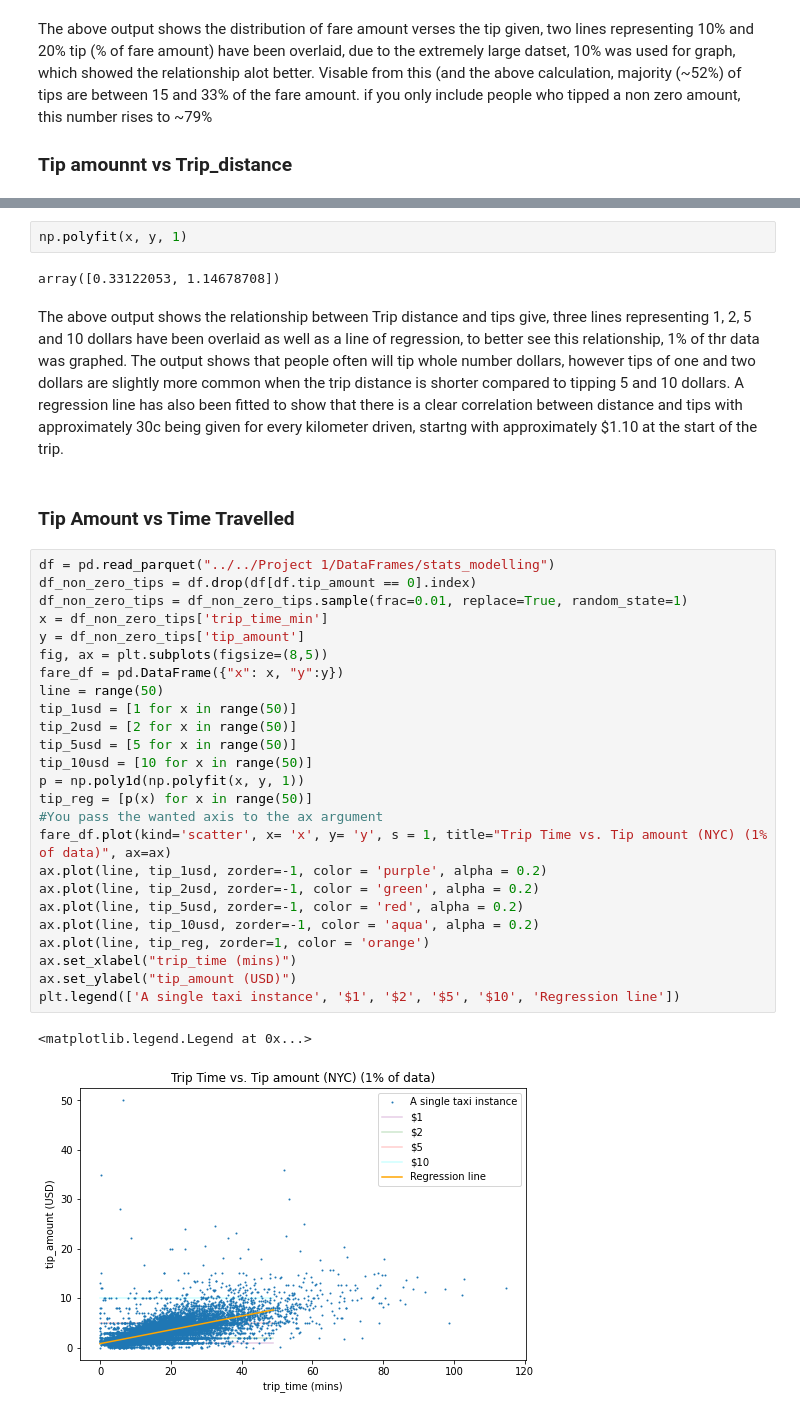
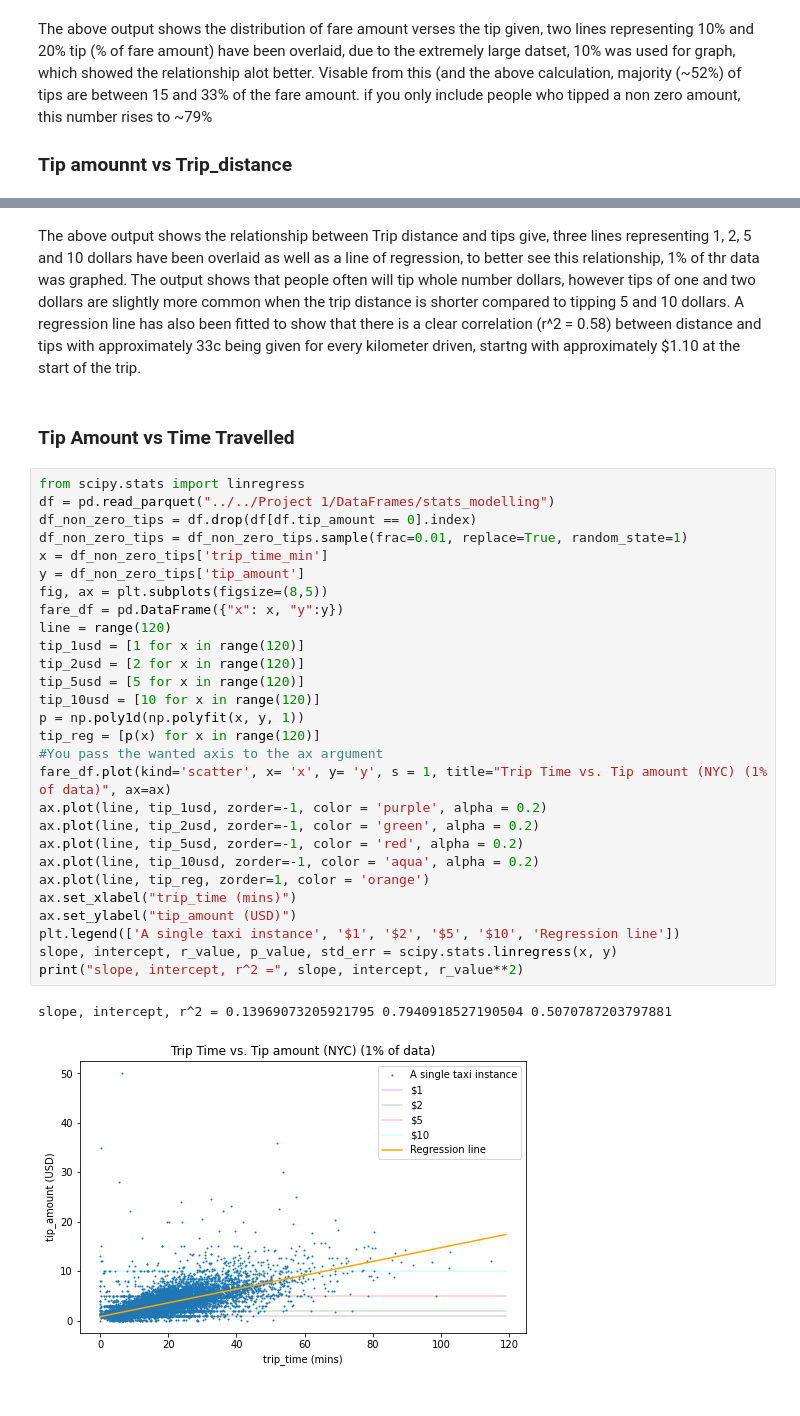
Before and after one commit to MAST30034-Applied-Data-Science/mast30034-project-1-JMelleuish, a Jupyter notebook: notebooks/Analysis.ipynb, the cells around one changed output, grey strips where cells are left out. Drawn from its saved outputs; the diff is of its cells as text.

```diff
--- a/notebooks/Analysis.ipynb
+++ b/notebooks/Analysis.ipynb
@@ -228,37 +248,36 @@ plt.legend(['A single taxi instance', '$1', '$2', '$5', '$10', 'Regression line'
 [figure]
-# %%
-np.polyfit(x, y, 1)
-# %% [output]
-array([0.33122053, 1.14678708])
 # %% [markdown]
-The above output shows the relationship between Trip distance and tips give, three lines representing 1, 2, 5 and 10 dollars have been overlaid as well as a line of regression, to better see this relationship, 1% of thr data was graphed. The output shows that people often will tip whole number dollars, however tips of one and two dollars are slightly more common when the trip distance is shorter compared to tipping 5 and 10 dollars. A regression line has also been fitted to show that there is a clear correlation between distance and tips with approximately 30c being given for every kilometer driven, startng with approximately $1.10 at the start of the trip.
+The above output shows the relationship between Trip distance and tips give, three lines representing 1, 2, 5 and 10 dollars have been overlaid as well as a line of regression, to better see this relationship, 1% of thr data was graphed. The output shows that people often will tip whole number dollars, however tips of one and two dollars are slightly more common when the trip distance is shorter compared to tipping 5 and 10 dollars. A regression line has also been fitted to show that there is a clear correlation (r^2 = 0.58) between distance and tips with approximately 33c being given for every kilometer driven, startng with approximately $1.10 at the start of the trip.
 # %% [markdown]
 ### Tip Amount vs Time Travelled
 # %%
+from scipy.stats import linregress
 df = pd.read_parquet("../../Project 1/DataFrames/stats_modelling")
 df_non_zero_tips = df.drop(df[df.tip_amount == 0].index)
 df_non_zero_tips = df_non_zero_tips.sample(frac=0.01, replace=True, random_state=1)
 x = df_non_zero_tips['trip_time_min']
 y = df_non_zero_tips['tip_amount']
 fig, ax = plt.subplots(figsize=(8,5))
 fare_df = pd.DataFrame({"x": x, "y":y})
-line = range(50)
-tip_1usd = [1 for x in range(50)]
-tip_2usd = [2 for x in range(50)]
-tip_5usd = [5 for x in range(50)]
-tip_10usd = [10 for x in range(50)]
+line = range(120)
+tip_1usd = [1 for x in range(120)]
+tip_2usd = [2 for x in range(120)]
+tip_5usd = [5 for x in range(120)]
+tip_10usd = [10 for x in range(120)]
 p = np.poly1d(np.polyfit(x, y, 1))
-tip_reg = [p(x) for x in range(50)]
+tip_reg = [p(x) for x in range(120)]
 #You pass the wanted axis to the ax argument
 fare_df.plot(kind='scatter', x= 'x', y= 'y', s = 1, title="Trip Time vs. Tip amount (NYC) (1% of data)", ax=ax)
 ax.plot(line, tip_1usd, zorder=-1, color = 'purple', alpha = 0.2)
 ax.plot(line, tip_2usd, zorder=-1, color = 'green', alpha = 0.2)
 ax.plot(line, tip_5usd, zorder=-1, color = 'red', alpha = 0.2)
 ax.plot(line, tip_10usd, zorder=-1, color = 'aqua', alpha = 0.2)
 ax.plot(line, tip_reg, zorder=1, color = 'orange')
 ax.set_xlabel("trip_time (mins)")
 ax.set_ylabel("tip_amount (USD)")
 plt.legend(['A single taxi instance', '$1', '$2', '$5', '$10', 'Regression line'])
+slope, intercept, r_value, p_value, std_err = scipy.stats.linregress(x, y)
+print("slope, intercept, r^2 =", slope, intercept, r_value**2)
 # %% [output]
-<matplotlib.legend.Legend at 0x...>
+slope, intercept, r^2 = 0.13969073205921795 0.7940918527190504 0.5070787203797881
-[figure, old version]
+[figure, new version]
```
Also changed, not shown: parts of 15 cells of this notebook, 1 other file.
